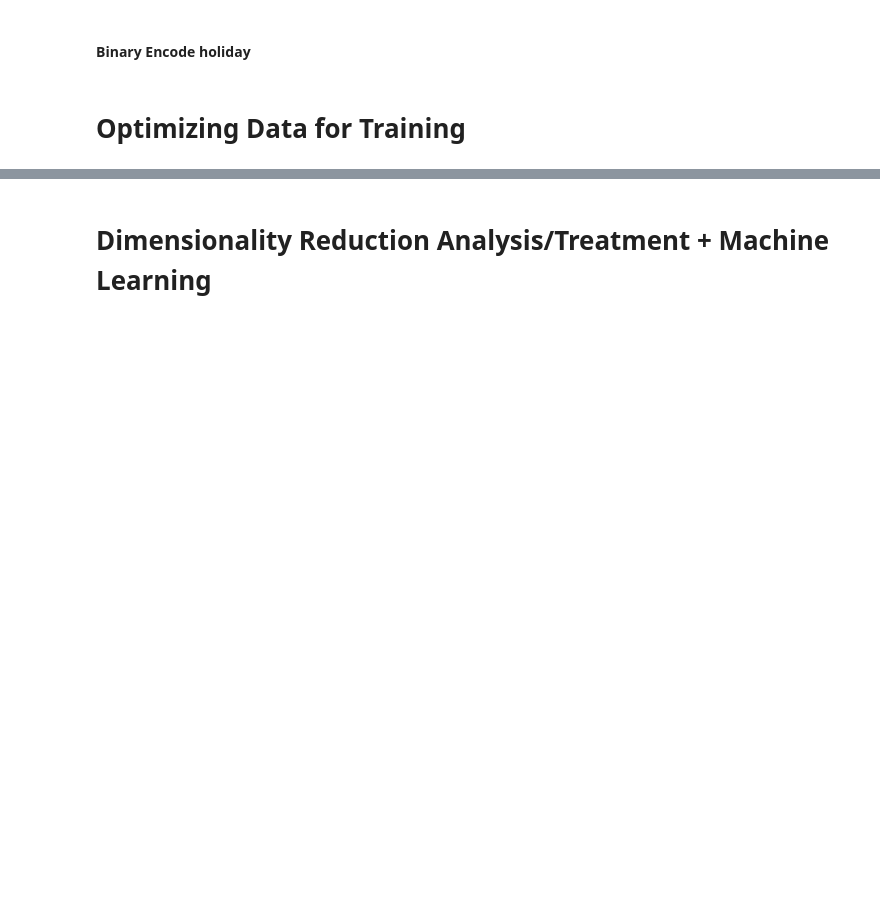
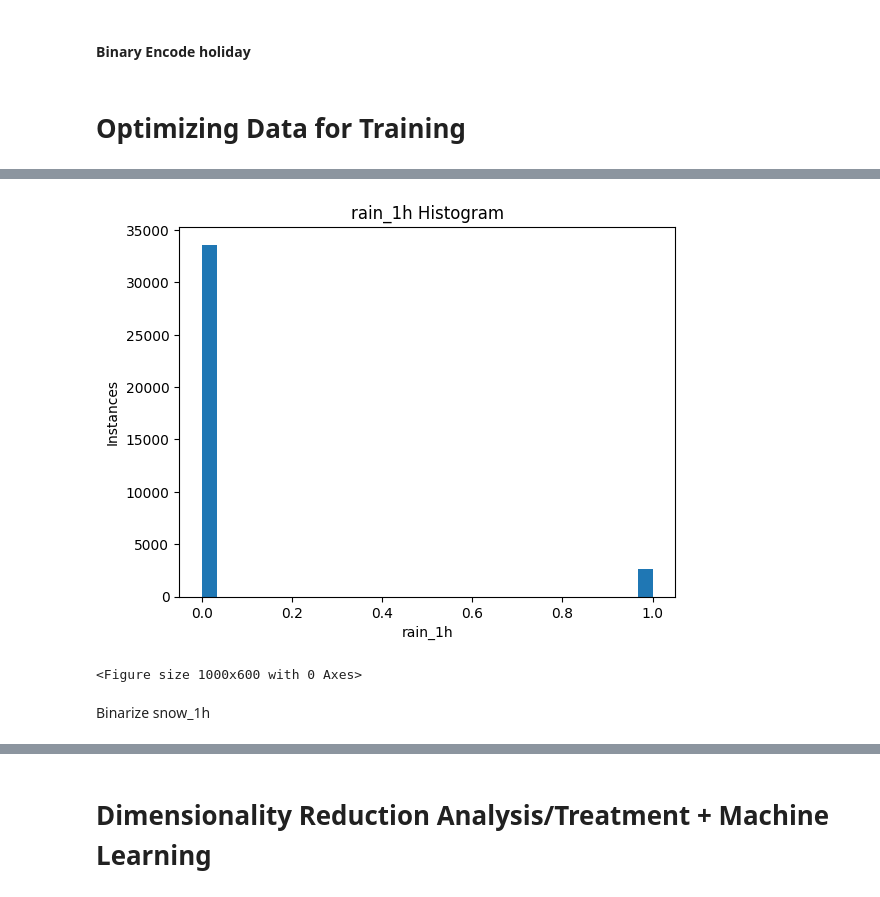
Before and after one commit to Supersamk13/Machine-Learning-and-Data-Science, a Jupyter notebook: Data_Science_and_Machine_Learning_Project_Interstate_Traffic.ipynb, the cells around one changed output, grey strips where cells are left out. Saved outputs shown, nothing was run; the diff lists cells and outputs as text; code cells hidden in the pictures; blank space fills up the shorter version.

```diff
--- a/Data_Science_and_Machine_Learning_Project_Interstate_Traffic.ipynb
+++ b/Data_Science_and_Machine_Learning_Project_Interstate_Traffic.ipynb
@@ -1077,3 +1050,0 @@ Significant right skew due to zero-inflation
-# %%
-# Tranforming snow_1h into binary feature
-traffic_df['snow_1h']=traffic_df['snow_1h'].apply(lambda x: 1 if x>0 else x)
@@ -1127,11 +1062,10 @@ Name: snow_1h, dtype: int64
 To make them conform to the same scale and improve the performance of certain models
 
 No need to recheck desired aspects of features as they are all preserved when the features are normalized
-# %%
-myColumns=['traffic_volume', 'temp', 'clouds_all', 'rain_1h', 'snow_1h', 'hour', 'sin_hour', 'cos_hour', 'day', 'cos_day', 'sin_day', 'cos_month', 'sin_month', 'month', 'year', 'weekday', 'sin_weekday', 'cos_weekday']
-for column in myColumns:
-  # Normalizing
-  traffic_df[column]=(traffic_df[column]-traffic_df[column].min())/(traffic_df[column].max()-traffic_df[column].min())
+# %%
+for (columnName, columnDate) in traffic_df.select_dtypes(include='number').items():
+  # Normalizing
+  traffic_df[columnName]=(traffic_df[columnName]-traffic_df[columnName].min())/(traffic_df[columnName].max()-traffic_df[columnName].min())
 # %% [markdown]
 # Imbalanced Data Analysis/Treatment
 # %%
@@ -1285,4 +1223,4 @@ test.drop('holiday', axis=1, inplace=True)
 # %%
-# # Tranforming rain_1h into binary feature
-# train['rain_1h']=train['rain_1h'].apply(lambda x: 1 if x>0 else x)
-# test['rain_1h']=test['rain_1h'].apply(lambda x: 1 if x>0 else x)
+# Tranforming rain_1h into binary feature
+train['rain_1h']=train['rain_1h'].apply(lambda x: 1 if x>0 else x)
+test['rain_1h']=test['rain_1h'].apply(lambda x: 1 if x>0 else x)
@@ -1288,0 +1240,19 @@ test.drop('holiday', axis=1, inplace=True)
+# %%
+# Histogram
+plt.hist(train['rain_1h'], bins=30)
+
+# Labels
+plt.xlabel('rain_1h')
+plt.ylabel('Instances')
+plt.title('rain_1h Histogram')
+
+# Manipulate figure size
+plt.figure(figsize=(10,6))
+
+# Show plot
+plt.show()
+# %% [output]
+[figure, added]
+<Figure size 1000x600 with 0 Axes>
+# %% [markdown]
+Binarize snow_1h
```
Also changed, not shown: parts of 55 cells of this notebook.
